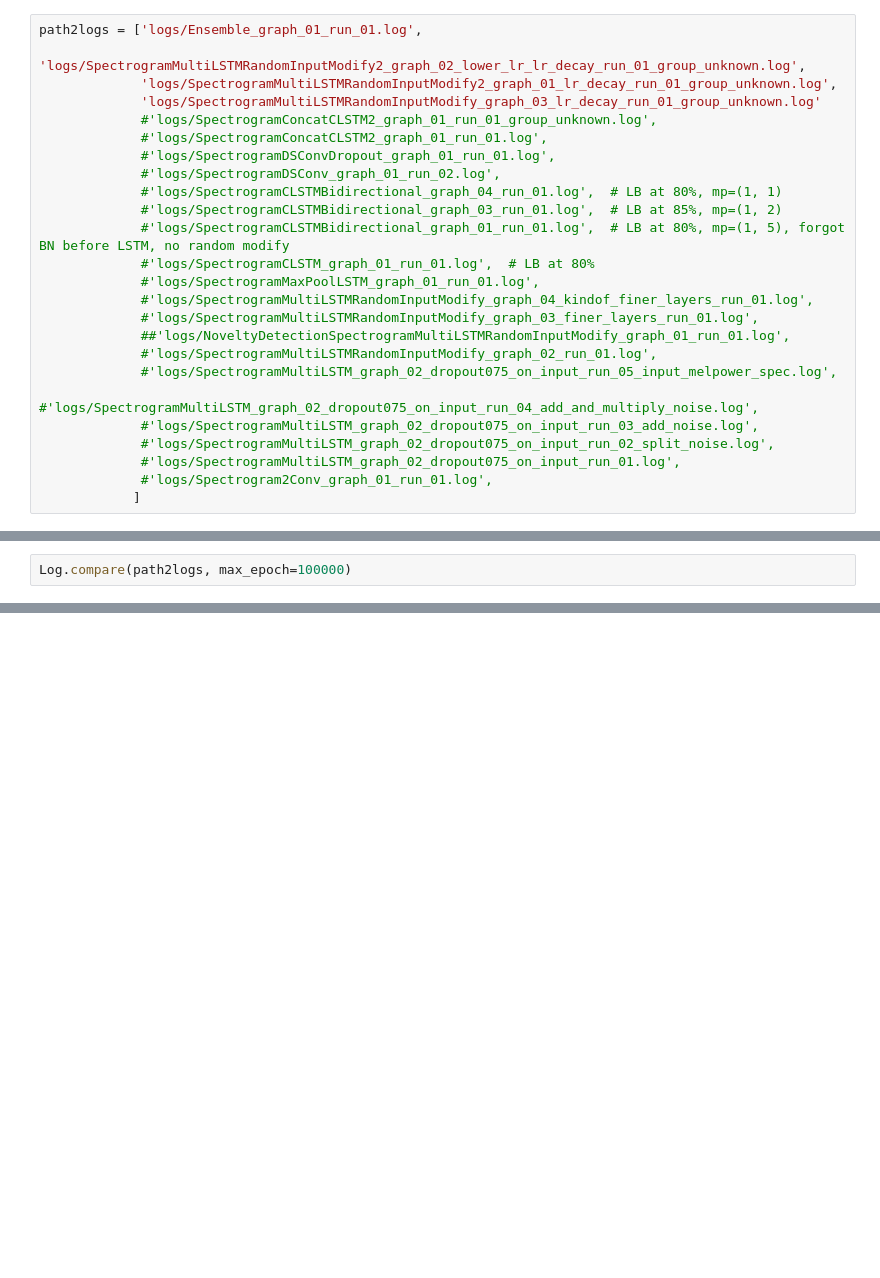
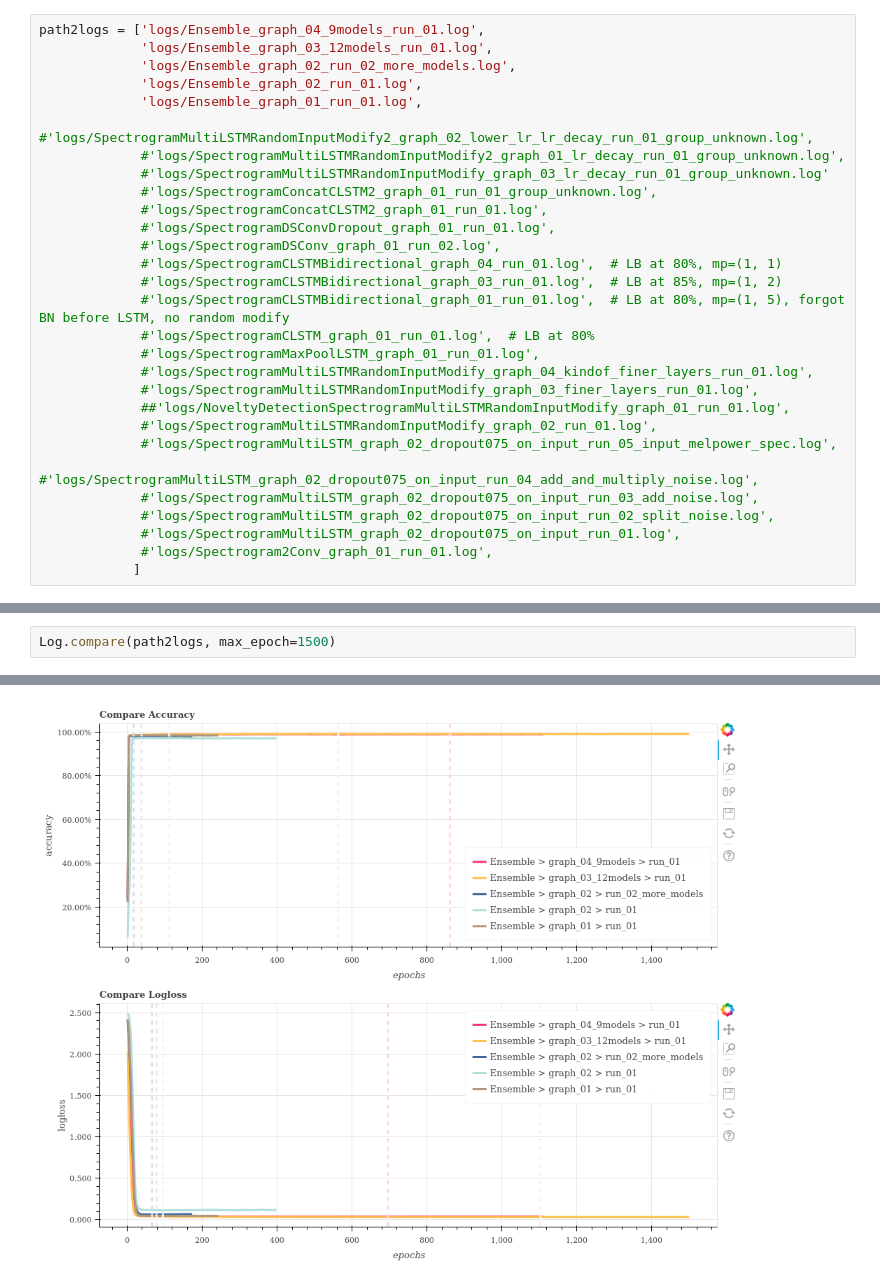
Before and after one commit to kumikokashii/speech-recognition, a Jupyter notebook: log_analysis.ipynb, the cells around one changed output, grey strips where cells are left out. Cells and saved outputs as stored; diff of their text form; blank space fills up the shorter version.

Commit message:
Refine ensemble

```diff
--- a/log_analysis.ipynb
+++ b/log_analysis.ipynb
@@ -14,10 +14,14 @@ output_notebook()
 Loading BokehJS ...
 [interactive output not drawn]
 # %%
-path2logs = ['logs/Ensemble_graph_01_run_01.log',
-             'logs/SpectrogramMultiLSTMRandomInputModify2_graph_02_lower_lr_lr_decay_run_01_group_unknown.log',
-             'logs/SpectrogramMultiLSTMRandomInputModify2_graph_01_lr_decay_run_01_group_unknown.log',
-             'logs/SpectrogramMultiLSTMRandomInputModify_graph_03_lr_decay_run_01_group_unknown.log'
+path2logs = ['logs/Ensemble_graph_04_9models_run_01.log',
+             'logs/Ensemble_graph_03_12models_run_01.log',
+             'logs/Ensemble_graph_02_run_02_more_models.log',
+             'logs/Ensemble_graph_02_run_01.log',
+             'logs/Ensemble_graph_01_run_01.log',
+             #'logs/SpectrogramMultiLSTMRandomInputModify2_graph_02_lower_lr_lr_decay_run_01_group_unknown.log',
+             #'logs/SpectrogramMultiLSTMRandomInputModify2_graph_01_lr_decay_run_01_group_unknown.log',
+             #'logs/SpectrogramMultiLSTMRandomInputModify_graph_03_lr_decay_run_01_group_unknown.log'
              #'logs/SpectrogramConcatCLSTM2_graph_01_run_01_group_unknown.log',
              #'logs/SpectrogramConcatCLSTM2_graph_01_run_01.log',
              #'logs/SpectrogramDSConvDropout_graph_01_run_01.log',
@@ -48,3 +51,3 @@ log.show_progress()
 # %%
-Log.compare(path2logs, max_epoch=100000)
+Log.compare(path2logs, max_epoch=1500)
 # %% [output]
@@ -53 +54,2 @@ Log.compare(path2logs, max_epoch=100000)
+[figure, added]
 # %%
```
Also changed, not shown: parts of 4 cells of this notebook, 5 other files.
